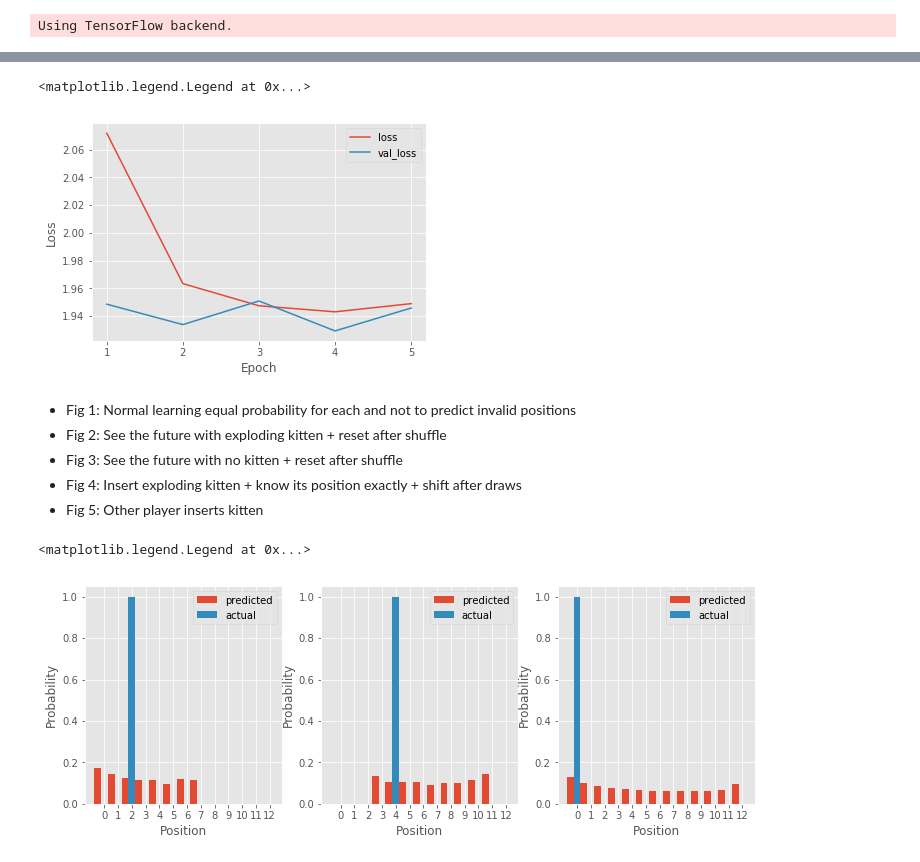
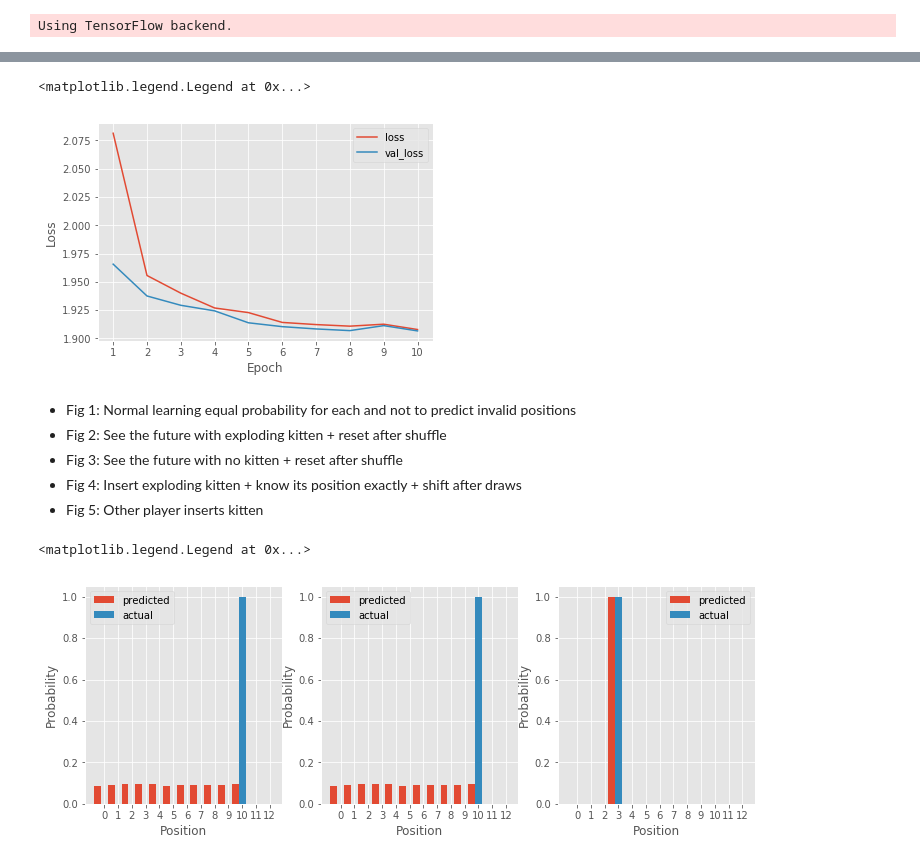
Before and after one commit to timpalpant/alphacats, a Jupyter notebook: model/Kitten Position.ipynb, the cells around one changed output, grey strips where cells are left out. Saved outputs shown, nothing was run; the diff lists cells and outputs as text; code cells hidden in the pictures.

```diff
--- a/model/Kitten Position.ipynb
+++ b/model/Kitten Position.ipynb
@@ -52,10 +52,6 @@ def build_model(input_shape: tuple, output_shape: int):
     model = Sequential([
         Bidirectional(CuDNNLSTM(128, return_sequences=False),
                       input_shape=input_shape),
-        Dense(128, activation='relu'),
-        Dropout(0.3),
-        Dense(128, activation='relu'),
-        Dropout(0.3),
         Dense(output_shape, activation='softmax'),
     ])
 
@@ -84,10 +80,10 @@ def train(model, data, val_data):
 
     return model, history
 # %%
-data_dir = '/home/timpalpant/go/src/github.com/timpalpant/alphacats/model'
-data = TrainingSequence(os.path.join(data_dir, 'train-samples'))
-val_data = TrainingSequence(os.path.join(data_dir, 'val-samples'))
-test_data = TrainingSequence(os.path.join(data_dir, 'test-samples'))
+data_dir = '/home/timpalpant/go/src/github.com/timpalpant/alphacats/kitten-position'
+data = TrainingSequence(os.path.join(data_dir, 'train'))
+val_data = TrainingSequence(os.path.join(data_dir, 'val'))
+test_data = TrainingSequence(os.path.join(data_dir, 'test'))
 
 X, y = data[0]
 input_shape = X[0].shape
@@ -151,7 +146,7 @@ plt.ylabel('Loss')
 plt.legend()
 # %% [output]
 <matplotlib.legend.Legend at 0x...>
-[figure, old version]
+[figure, new version]
 # %%
 predicted = model.predict_generator(test_data)
 # %%
@@ -165,32 +160,32 @@ pred = predicted[:len(actual)]
 - Fig 5: Other player inserts kitten
 # %%
 positions = np.arange(MAX_CARDS_IN_DRAW_PILE)
-i = 10
+i = 50
 
 plt.figure(figsize=(12,4))
 plt.subplot(1, 3, 1)
 plt.bar(positions, pred[i], width=0.5, label='predicted')
 plt.bar(positions+0.5, actual[i], width=0.5, label='actual')
 plt.xticks(positions+0.5, positions)
 plt.xlabel('Position')
 plt.ylabel('Probability')
 plt.legend()
 
 plt.subplot(1, 3, 2)
 plt.bar(positions, pred[i+1], width=0.5, label='predicted')
 plt.bar(positions+0.5, actual[i+1], width=0.5, label='actual')
 plt.xticks(positions+0.5, positions)
 plt.xlabel('Position')
 plt.ylabel('Probability')
 plt.legend()
 
 plt.subplot(1, 3, 3)
 plt.bar(positions, pred[i+2], width=0.5, label='predicted')
 plt.bar(positions+0.5, actual[i+2], width=0.5, label='actual')
 plt.xticks(positions+0.5, positions)
 plt.xlabel('Position')
 plt.ylabel('Probability')
 plt.legend()
 # %% [output]
 <matplotlib.legend.Legend at 0x...>
-[figure, old version]
+[figure, new version]
```
Also changed, not shown: parts of 1 cell of this notebook, 9 other files.
